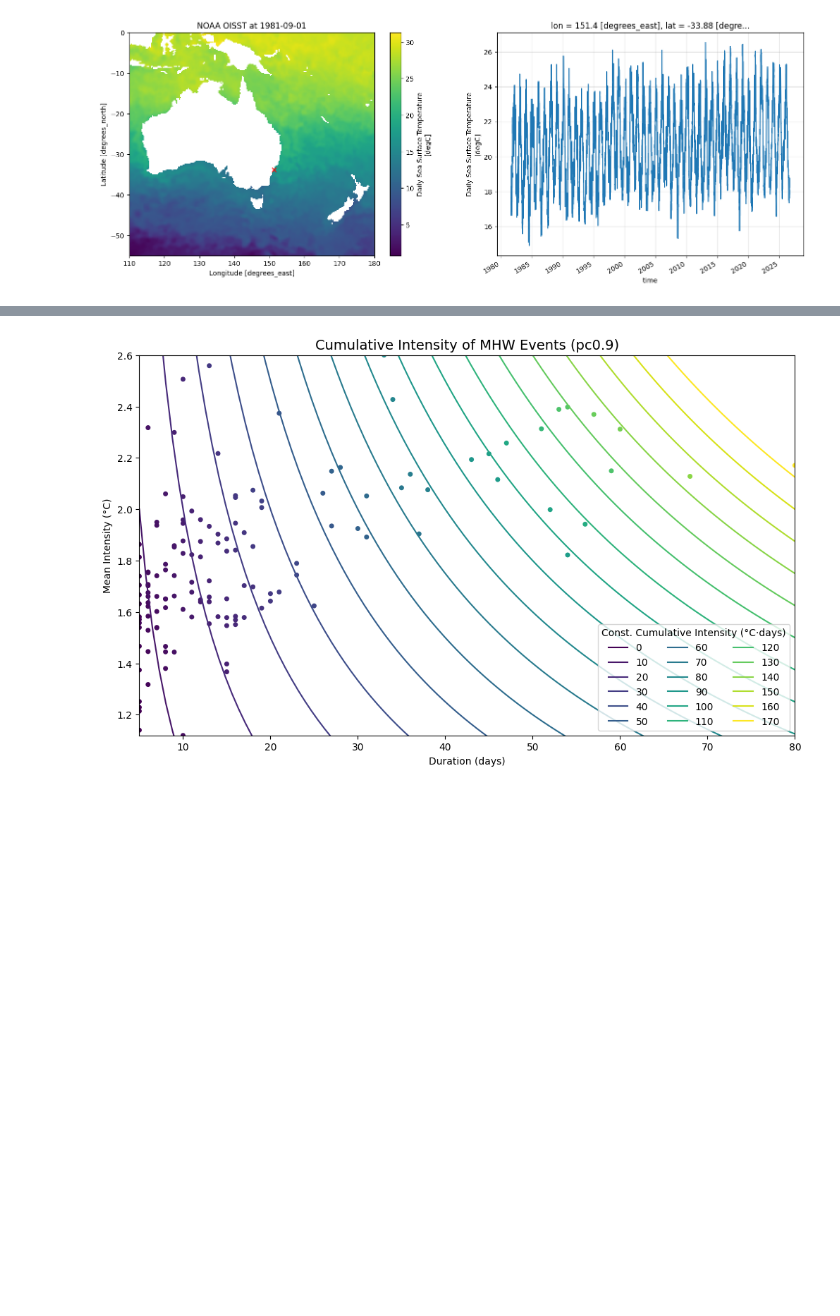
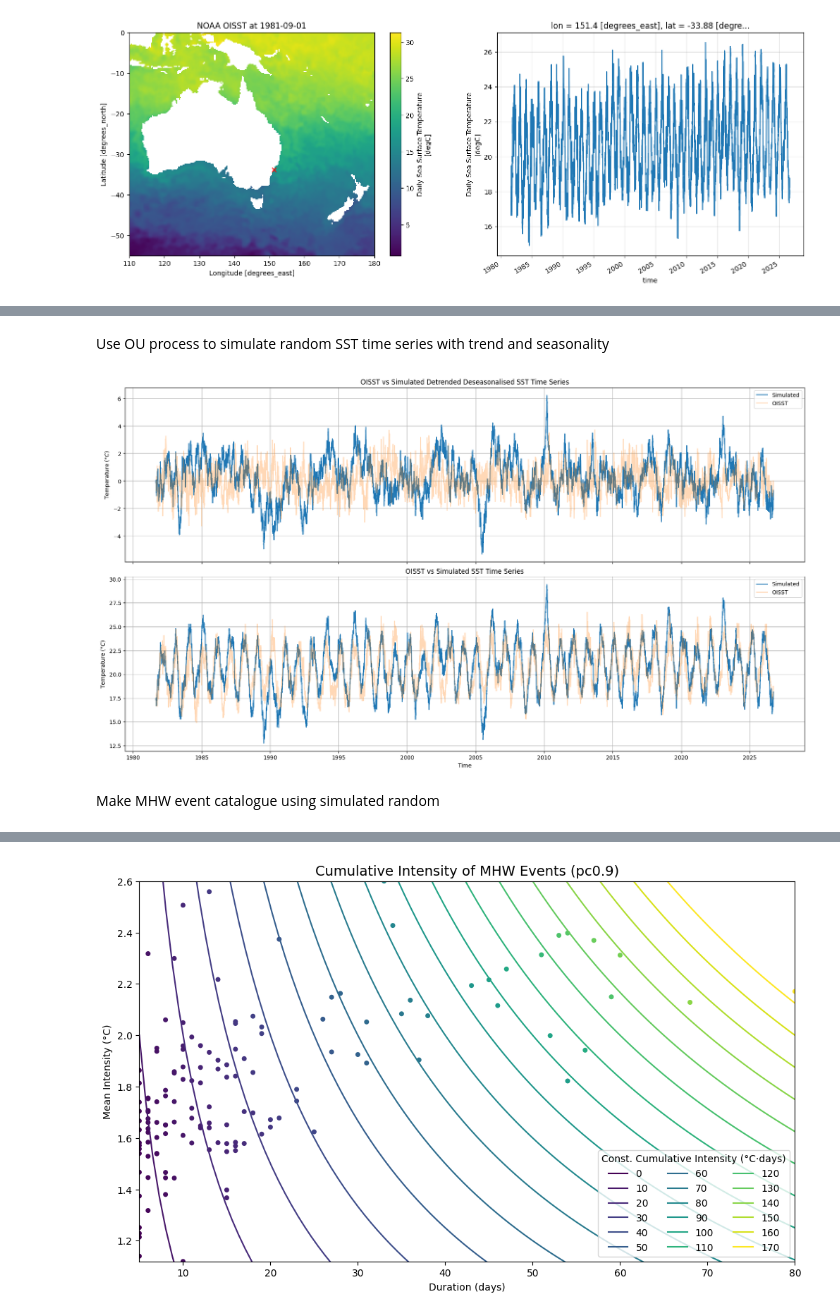
Before and after one commit to jordanlorenzatto/mhw-bivariate-events, a Jupyter notebook: MHW_oisst_EDA.ipynb, the cells around one changed output, grey strips where cells are left out. Saved outputs shown, nothing was run; the diff lists cells and outputs as text; code cells hidden in the pictures; blank space fills up the shorter version.

Commit message:
New notebook for random walk experiments

```diff
--- a/MHW_oisst_EDA.ipynb
+++ b/MHW_oisst_EDA.ipynb
@@ -66,0 +149,42 @@ ax2.grid(alpha=0.5)
+# %% [markdown]
+Use OU process to simulate random SST time series with trend and seasonality
+# %%
+# fit theta of OU process to time series
+dt = 1
+xt = syd_daily_detrended[1:]
+xt_minus_1 = syd_daily_detrended[:-1]
+m_hat, b_hat = np.polyfit(xt, xt_minus_1, deg=1)
+theta_hat = -np.log(m_hat) / dt
+
+# set sigma to mean difference between successive detrended observations
+sigma = np.abs(syd_daily_rw.diff(dim='time')).mean()
+
+# simulate damped random walk (OU process)
+t, x_path = simulate_ou_process(theta=theta_hat, sigma=sigma, x0=0, T=len(syd_daily.time), dt=dt)
+
+# construct simulated SST
+random_sst = (x_path + seasonality + trend).rename("temp")
+# %%
+fig, axes = plt.subplots(2, 1, figsize=(18, 10), sharex=True, sharey=False, constrained_layout=True)
+ax1, ax2 = axes.flat[0], axes.flat[1]
+
+# Plot OISST vs simulated Detrended Deseasonalised SST
+ax1.plot(syd_daily.time, x_path, label="Simulated")
+ax1.plot(syd_daily.time, syd_daily_rw, label="OISST", alpha=0.3)
+ax1.set_title("OISST vs Simulated Detrended Deseasonalised SST Time Series")
+ax1.set_ylabel("Temperature ($\degree C$)")
+ax1.legend()
+ax1.grid(True)
+
+# Plot OISST vs simulated SST
+ax2.plot(syd_daily.time, random_sst, color='tab:blue', label="Simulated")
+ax2.plot(syd_daily.time, syd_daily, color='tab:orange', label="OISST", alpha=0.3)
+ax2.set_title("OISST vs Simulated SST Time Series")
+ax2.set_xlabel("Time")
+ax2.set_ylabel("Temperature ($\degree C$)")
+ax2.legend()
+ax2.grid(True)
+# %% [output]
+[figure, added]
+# %% [markdown]
+Make MHW event catalogue using simulated random
```
Also changed, not shown: parts of 18 cells of this notebook, 3 other files.
